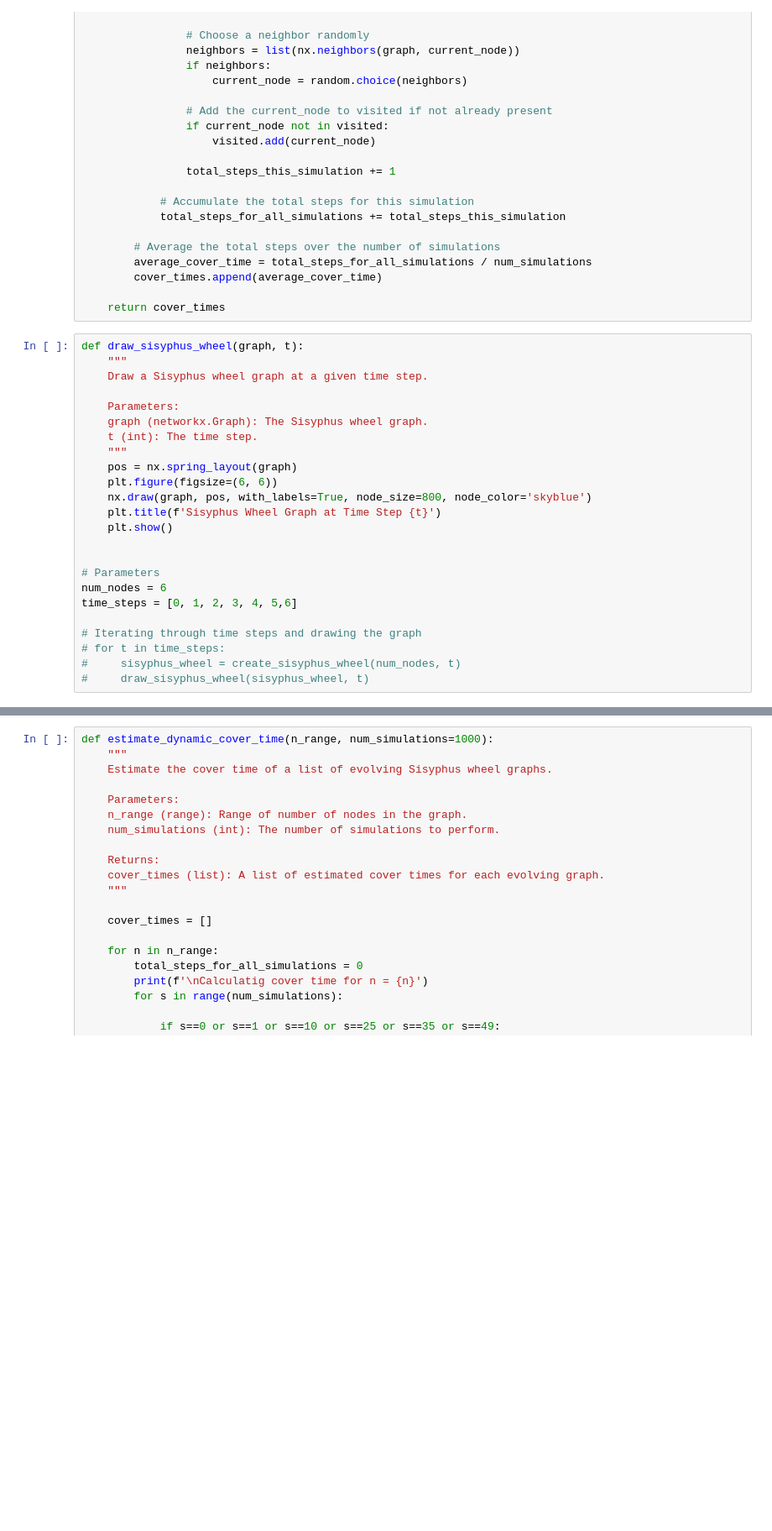
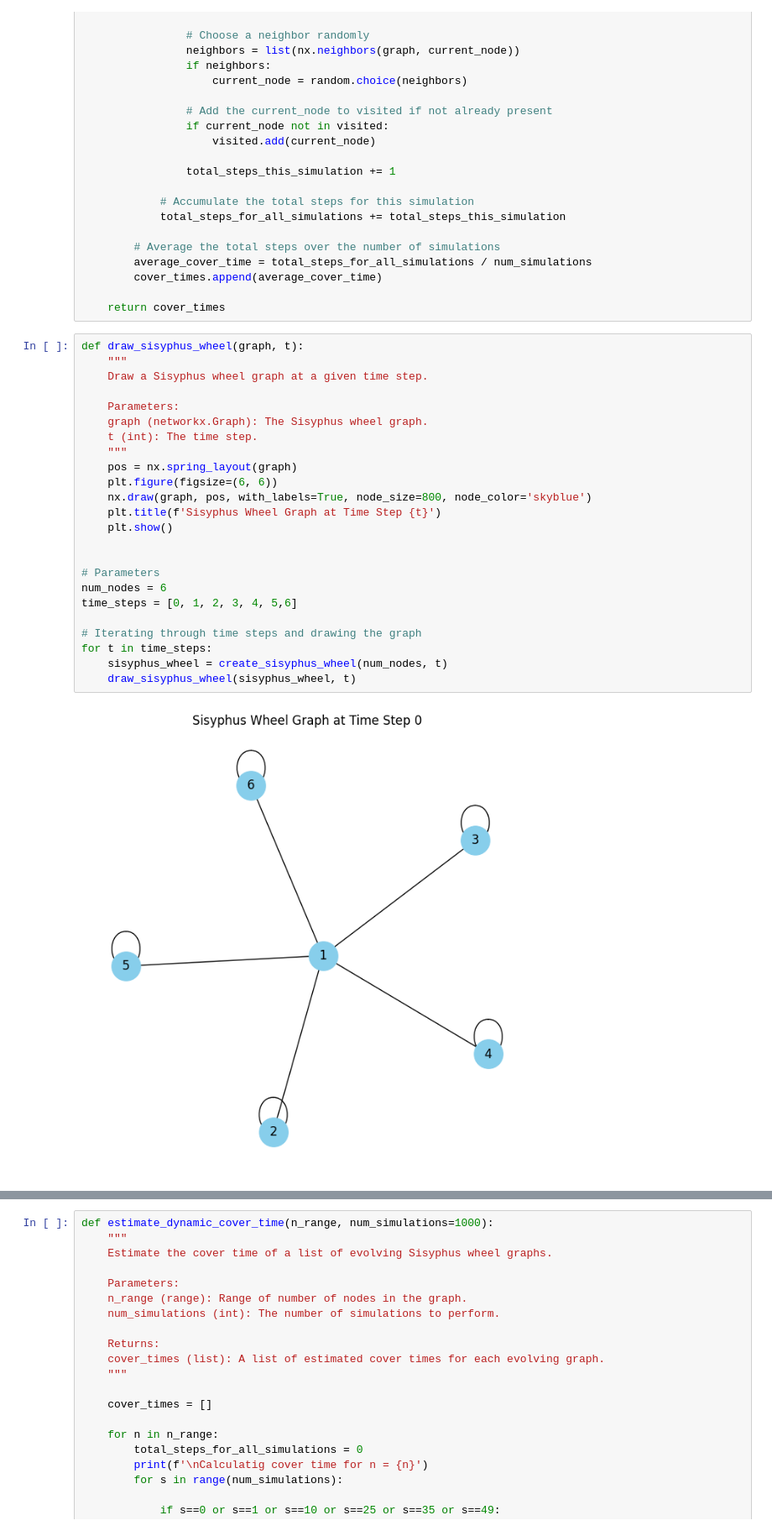
Before and after one commit to JaimePSantos/DynamicRandomWalks, a Jupyter notebook: CT-Dyn_SisyphusWheel.ipynb, the cells around one changed output, grey strips where cells are left out. Shown at 84% size. Cells and saved outputs as stored; diff of their text form; blank space fills up the shorter version.

```diff
--- a/CT-Dyn_SisyphusWheel.ipynb
+++ b/CT-Dyn_SisyphusWheel.ipynb
@@ -187,24 +187,26 @@ def estimate_multiple_cover_time_evolving(evolving_graphs, num_simulations=1000)
 # %%
 def draw_sisyphus_wheel(graph, t):
     """
     Draw a Sisyphus wheel graph at a given time step.
 
     Parameters:
     graph (networkx.Graph): The Sisyphus wheel graph.
     t (int): The time step.
     """
     pos = nx.spring_layout(graph)
     plt.figure(figsize=(6, 6))
     nx.draw(graph, pos, with_labels=True, node_size=800, node_color='skyblue')
     plt.title(f'Sisyphus Wheel Graph at Time Step {t}')
     plt.show()
 
 
 # Parameters
 num_nodes = 6
 time_steps = [0, 1, 2, 3, 4, 5,6]
 
 # Iterating through time steps and drawing the graph
-# for t in time_steps:
-#     sisyphus_wheel = create_sisyphus_wheel(num_nodes, t)
-#     draw_sisyphus_wheel(sisyphus_wheel, t)
+for t in time_steps:
+    sisyphus_wheel = create_sisyphus_wheel(num_nodes, t)
+    draw_sisyphus_wheel(sisyphus_wheel, t)
+# %% [output]
+[figure, added]
```
Also changed, not shown: parts of 1 cell of this notebook, 1 other file.
